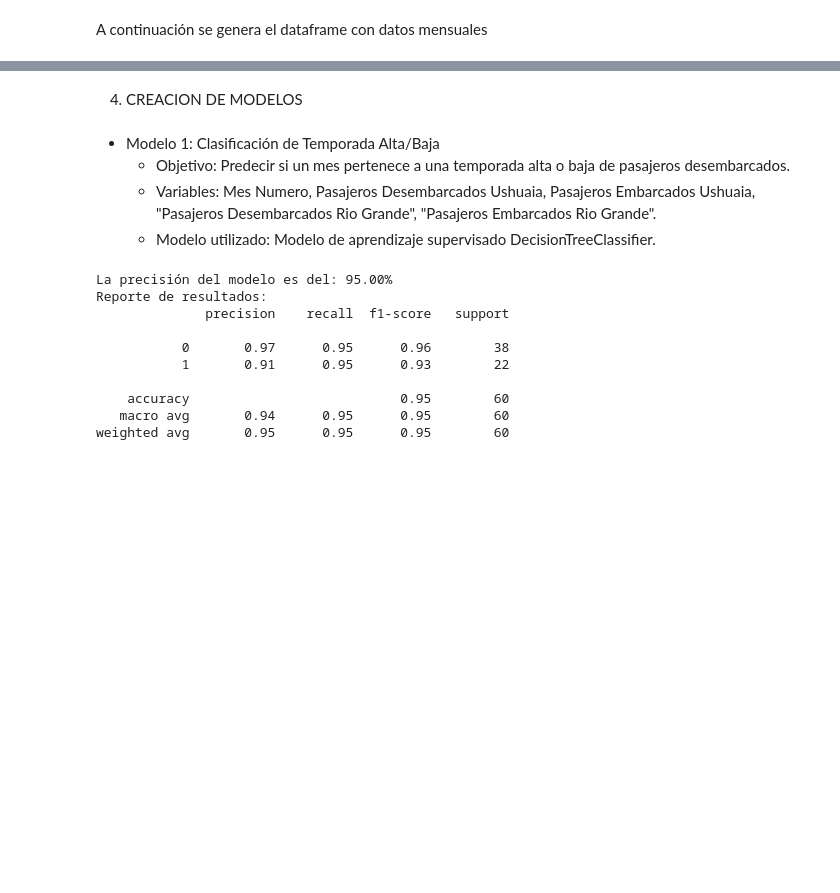
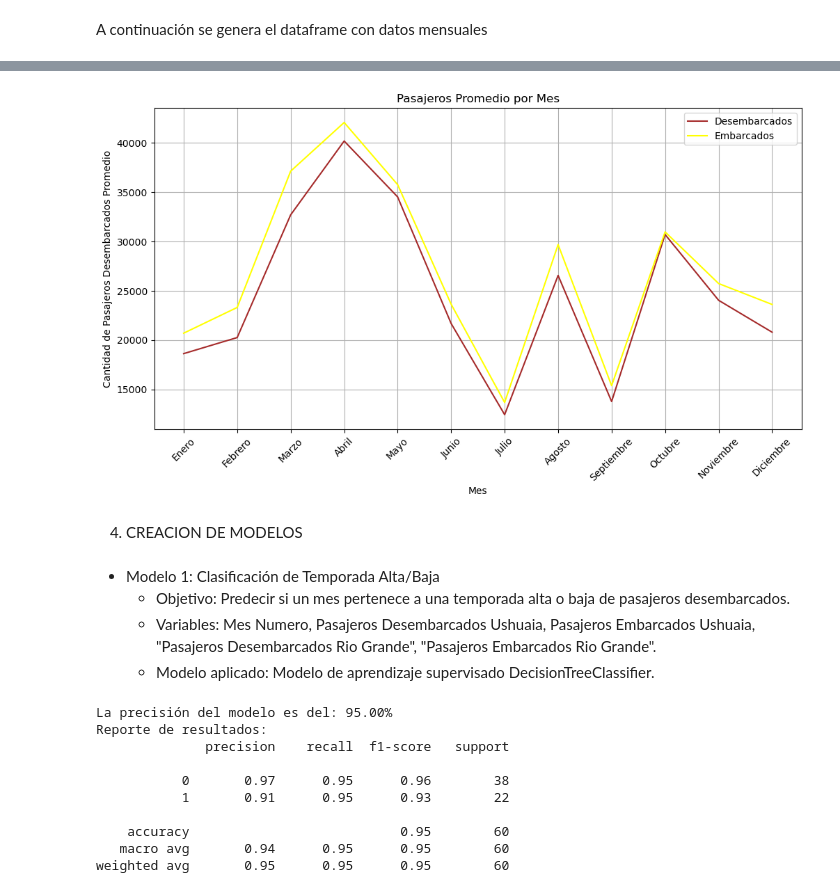
Before and after one commit to pablocarmueda/Modelo-Flujo-de-Pasajeros-Aeropuerto, a Jupyter notebook: notebooks/Modelo_Flujo_Pasajeros.ipynb, the cells around one changed output, grey strips where cells are left out. Saved outputs shown, nothing was run; the diff lists cells and outputs as text; code cells hidden in the pictures; blank space fills up the shorter version.

Commit message:
Revisión de modelo

```diff
--- a/notebooks/Modelo_Flujo_Pasajeros.ipynb
+++ b/notebooks/Modelo_Flujo_Pasajeros.ipynb
@@ -286,6 +327,23 @@ totales_mes.head()
 | 32 | Marzo | 15910 | 15398.0 | 10319.0 | 10219.0 | ... |
 | 33 | Abril | 12263 | 12247.0 | 7537.0 | 7694.0 | ... |
 | 34 | Mayo | 9710 | 10043.0 | 5274.0 | 5511.0 | ... |
+# %%
+# Agrupar por mes y calcular la media de pasajeros
+totales_mes_promedio = totales_mes.groupby("Mes Numero")[["Pasajeros Desembarcados Totales", "Pasajeros Embarcados Totales"]].mean()
+
+# Graficamos los datos
+plt.figure(figsize=(12, 6))
+plt.plot(totales_mes_promedio.index, totales_mes_promedio["Pasajeros Desembarcados Totales"], label="Desembarcados", color="brown")
+plt.plot(totales_mes_promedio.index, totales_mes_promedio["Pasajeros Embarcados Totales"], label="Embarcados", color="yellow")
+plt.xlabel("Mes")
+plt.ylabel("Cantidad de Pasajeros Desembarcados Promedio")
+plt.title("Pasajeros Promedio por Mes")
+plt.xticks(range(1, 13), ["Enero", "Febrero", "Marzo", "Abril", "Mayo", "Junio", "Julio", "Agosto", "Septiembre", "Octubre", "Noviembre", "Diciembre"], rotation=45)
+plt.legend()
+plt.grid(True)
+plt.show()
+# %% [output]
+[figure, added]
 # %% [markdown]
 4. CREACION DE MODELOS
 # %% [markdown]
@@ -293,7 +351,7 @@ totales_mes.head()
     - Objetivo: Predecir si un mes pertenece a una temporada alta o baja de pasajeros desembarcados.
     - Variables: Mes Numero, Pasajeros Desembarcados Ushuaia, Pasajeros Embarcados Ushuaia,
                     "Pasajeros Desembarcados Rio Grande", "Pasajeros Embarcados Rio Grande".
-    - Modelo utilizado: Modelo de aprendizaje supervisado DecisionTreeClassifier.
+    - Modelo aplicado: Modelo de aprendizaje supervisado DecisionTreeClassifier.
 # %%
 #Se crea nuevo DataFrame para excluir el año 2020 (Año de la pandemia)
 totales_mes_sin_2020 = totales_mes[totales_mes["Año"] != 2020]
```
Also changed, not shown: parts of 17 cells of this notebook.
